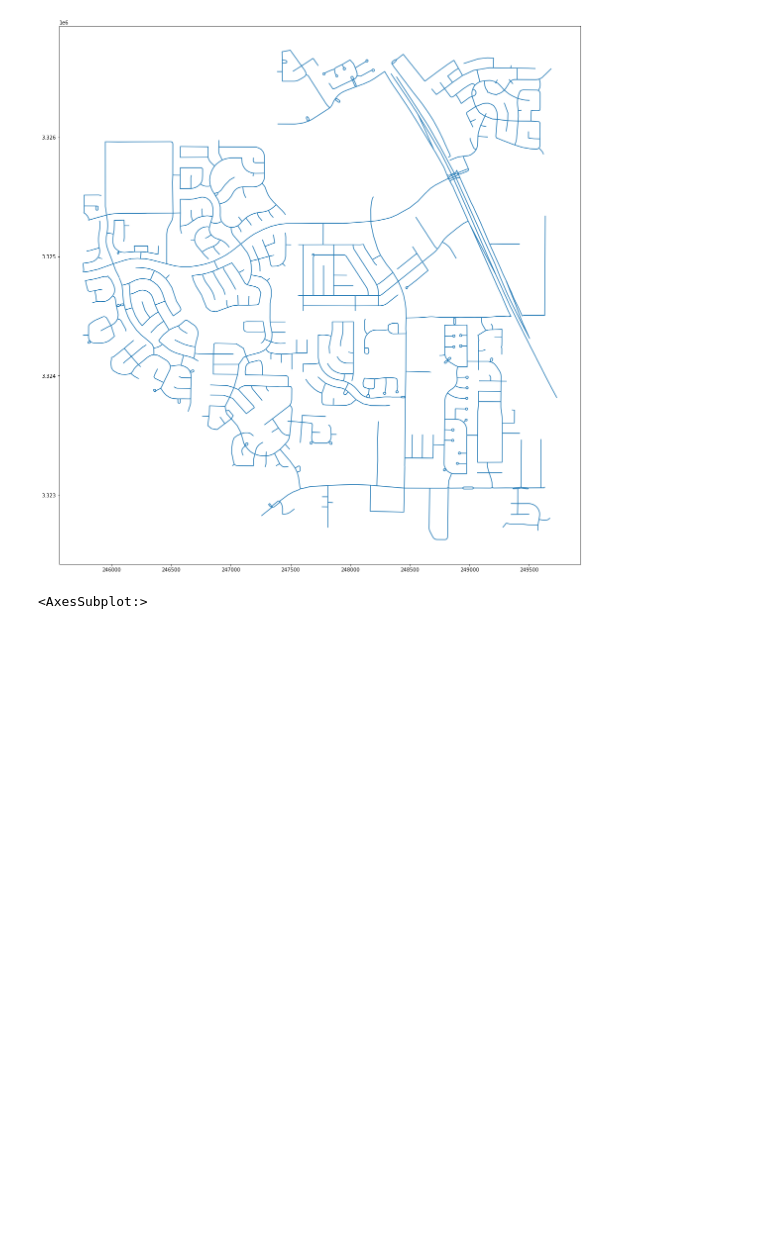
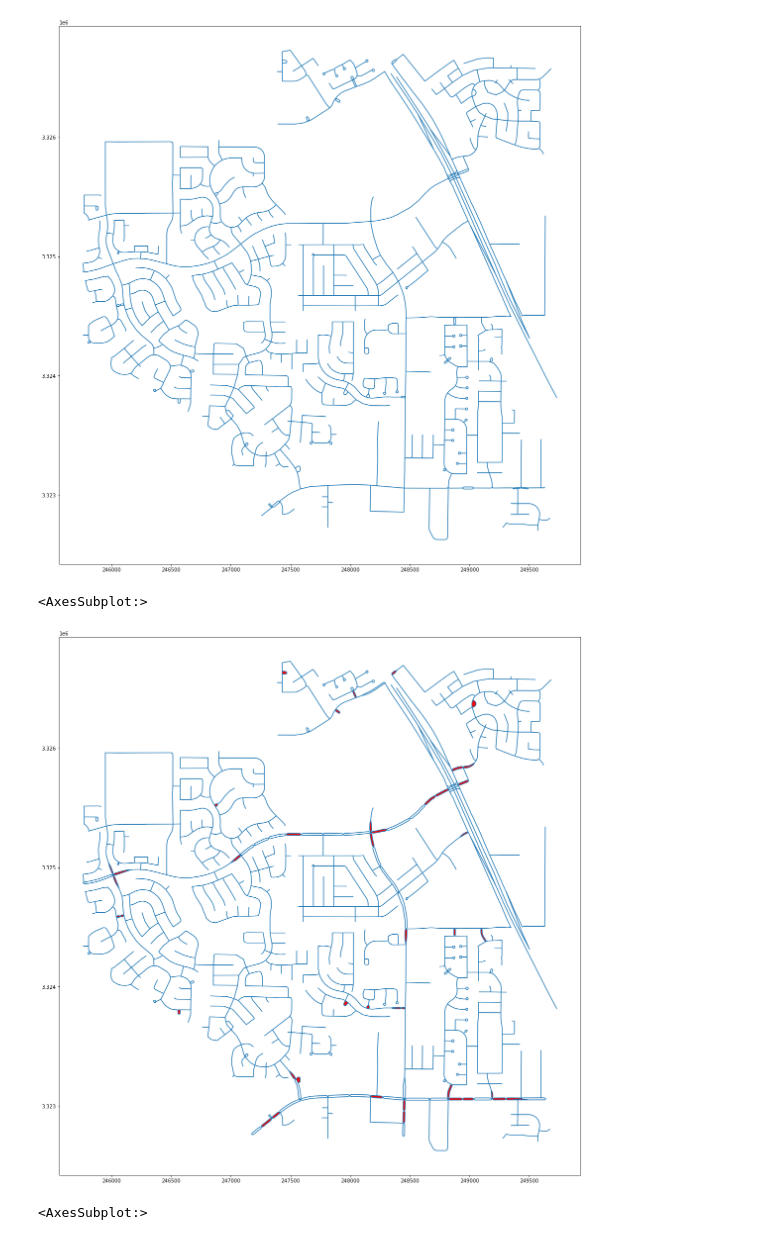
Before and after one commit to martinfleis/data_processing, a Jupyter notebook: vector_data/_consolidation_dev.ipynb, the cells around one changed output. Drawn from its saved outputs; the diff is of its cells as text; code cells hidden in the pictures; blank space fills up the shorter version.

```diff
--- a/vector_data/_consolidation_dev.ipynb
+++ b/vector_data/_consolidation_dev.ipynb
@@ -131,8 +85,17 @@ first.plot(figsize=(20, 20))
 [figure]
 # %%
 def filter_small(gdf, network_, max_size=1000):
+    """
+    Identify small polygons enclosed by multiple geometries (keeps roundabout at the end of the cul-de-sac)
+    """
     small = gdf[gdf.area < max_size]
     inp, res = pygeos.STRtree(small.geometry.values.data).query_bulk(network_.geometry.values.data, predicate='covered_by')
     unique, counts = np.unique(res, return_counts=True)
     return gdf.index.isin(small.iloc[unique[counts>1]].index)
+# %%
+ax=cons_nodes.plot(figsize=(20, 20))
+poly[filter_small(poly, cons_nodes, 2000)].plot(ax=ax, color='r')
+# %% [output]
+<AxesSubplot:>
+[figure, added]
 # %%
```
Also changed, not shown: parts of 24 cells of this notebook, 1 other file.
